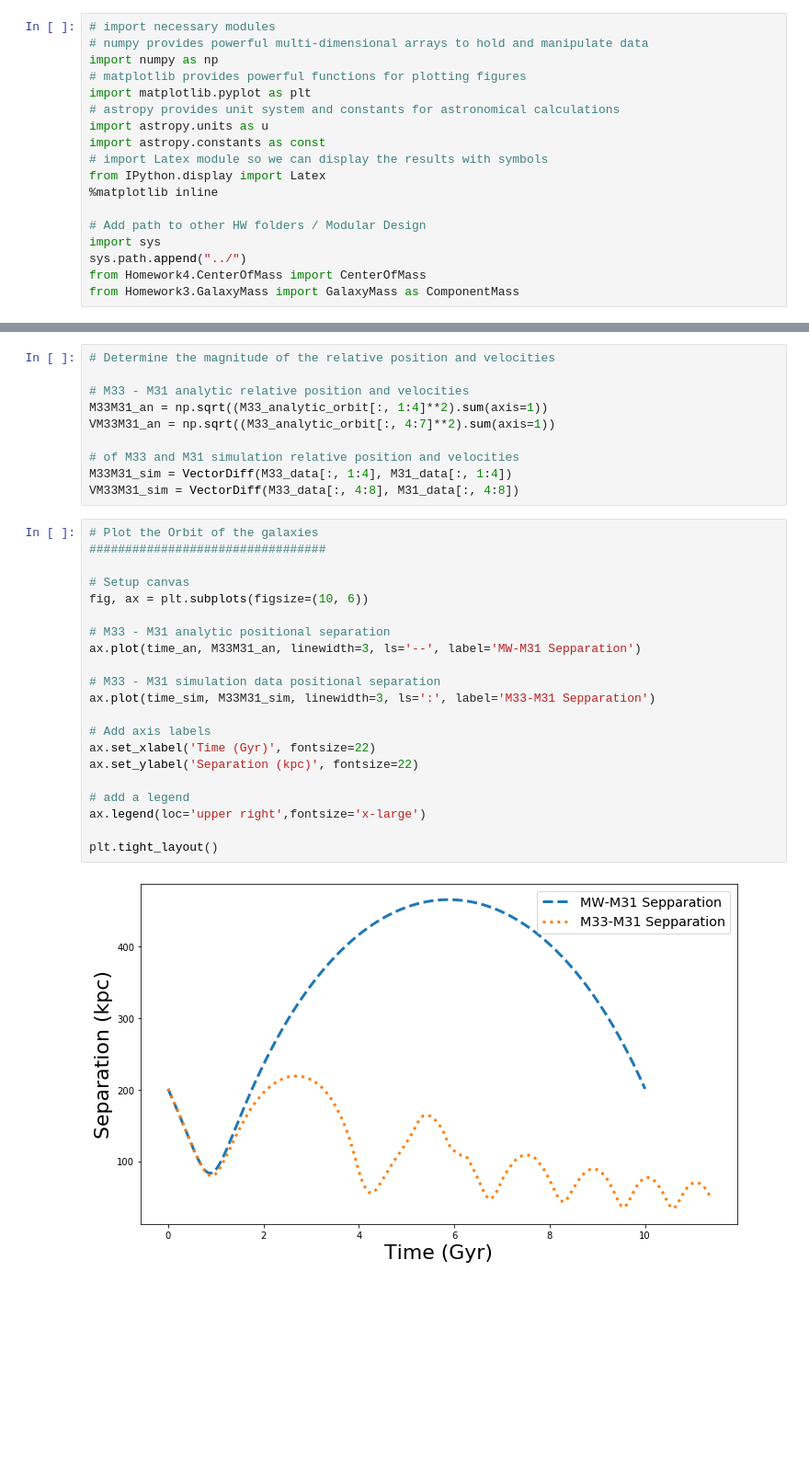
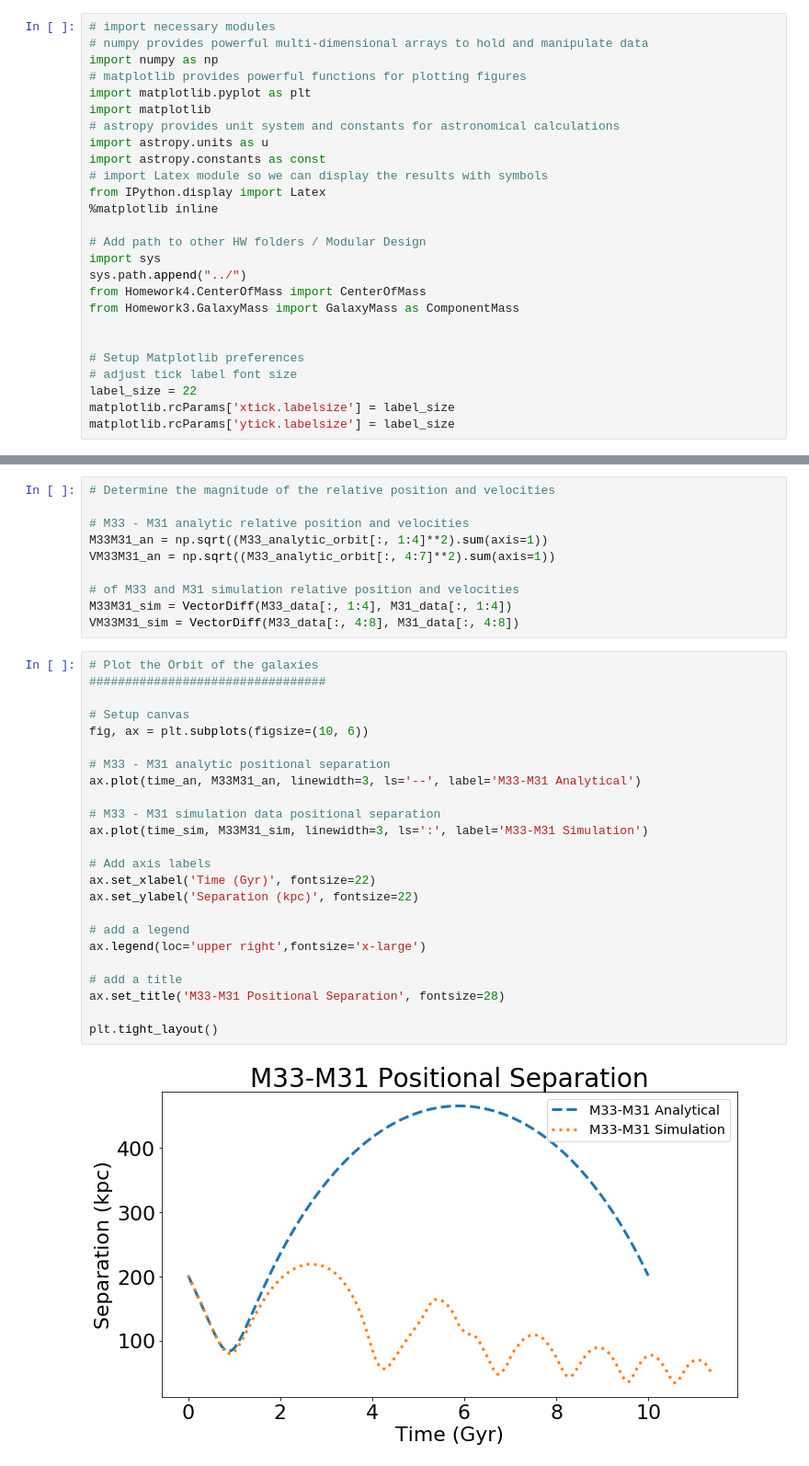
Before and after one commit to AstroJosePC/400B_PerezChavez, a Jupyter notebook: Homeworks/Homework7/Homework7.ipynb, the cells around one changed output, grey strips where cells are left out. Shown: that part at 92% size. Drawn from its saved outputs; the diff is of its cells as text; blank space fills up the shorter version.

Commit message:
:art: Fix up plot

```diff
--- a/Homeworks/Homework7/Homework7.ipynb
+++ b/Homeworks/Homework7/Homework7.ipynb
@@ -9,6 +9,7 @@ Completed by: Jose Perez Chavez
 import numpy as np
 # matplotlib provides powerful functions for plotting figures
 import matplotlib.pyplot as plt
+import matplotlib
 # astropy provides unit system and constants for astronomical calculations
 import astropy.units as u
 import astropy.constants as const
@@ -21,6 +22,13 @@ import sys
 sys.path.append("../")
 from Homework4.CenterOfMass import CenterOfMass
 from Homework3.GalaxyMass import GalaxyMass as ComponentMass
+
+
+# Setup Matplotlib preferences
+# adjust tick label font size
+label_size = 22
+matplotlib.rcParams['xtick.labelsize'] = label_size
+matplotlib.rcParams['ytick.labelsize'] = label_size
 # %% [markdown]
 # M33AnalyticOrbit
 # %%
@@ -266,23 +274,26 @@ VM33M31_sim = VectorDiff(M33_data[:, 4:8], M31_data[:, 4:8])
 # %%
 # Plot the Orbit of the galaxies
 #################################
 
 # Setup canvas
 fig, ax = plt.subplots(figsize=(10, 6))
 
 # M33 - M31 analytic positional separation
-ax.plot(time_an, M33M31_an, linewidth=3, ls='--', label='MW-M31 Sepparation')
+ax.plot(time_an, M33M31_an, linewidth=3, ls='--', label='M33-M31 Analytical')
 
 # M33 - M31 simulation data positional separation
-ax.plot(time_sim, M33M31_sim, linewidth=3, ls=':', label='M33-M31 Sepparation')
+ax.plot(time_sim, M33M31_sim, linewidth=3, ls=':', label='M33-M31 Simulation')
 
 # Add axis labels
 ax.set_xlabel('Time (Gyr)', fontsize=22)
 ax.set_ylabel('Separation (kpc)', fontsize=22)
 
 # add a legend
 ax.legend(loc='upper right',fontsize='x-large')
 
+# add a title
+ax.set_title('M33-M31 Positional Separation', fontsize=28)
+
 plt.tight_layout()
 # %% [output]
-[figure, old version]
+[figure, new version]
```
